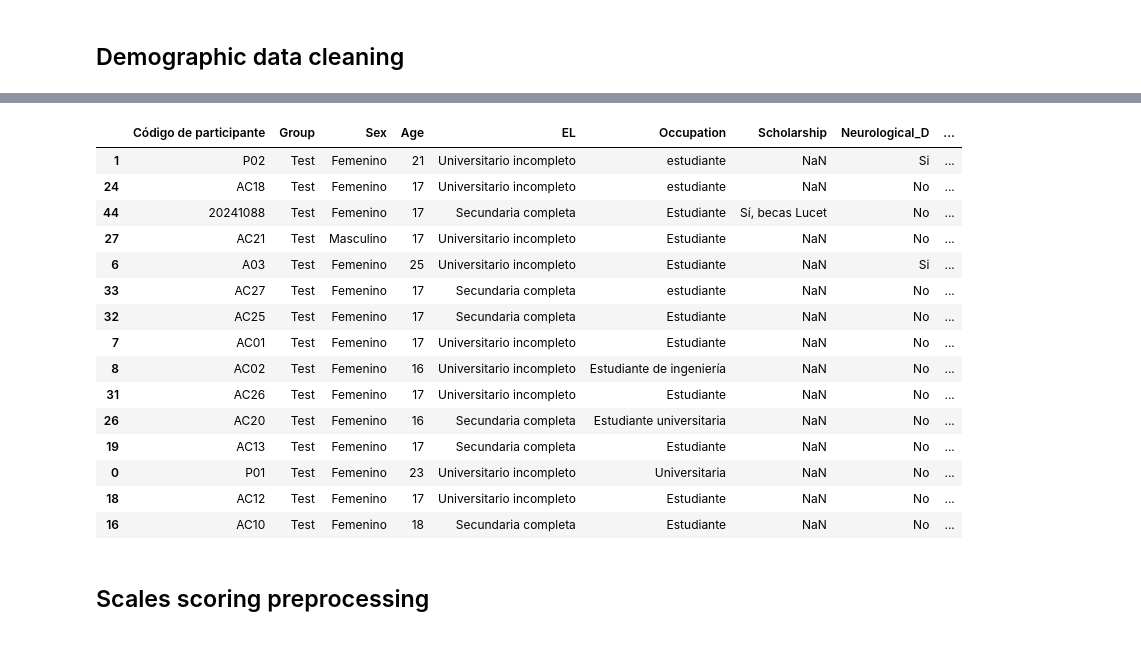
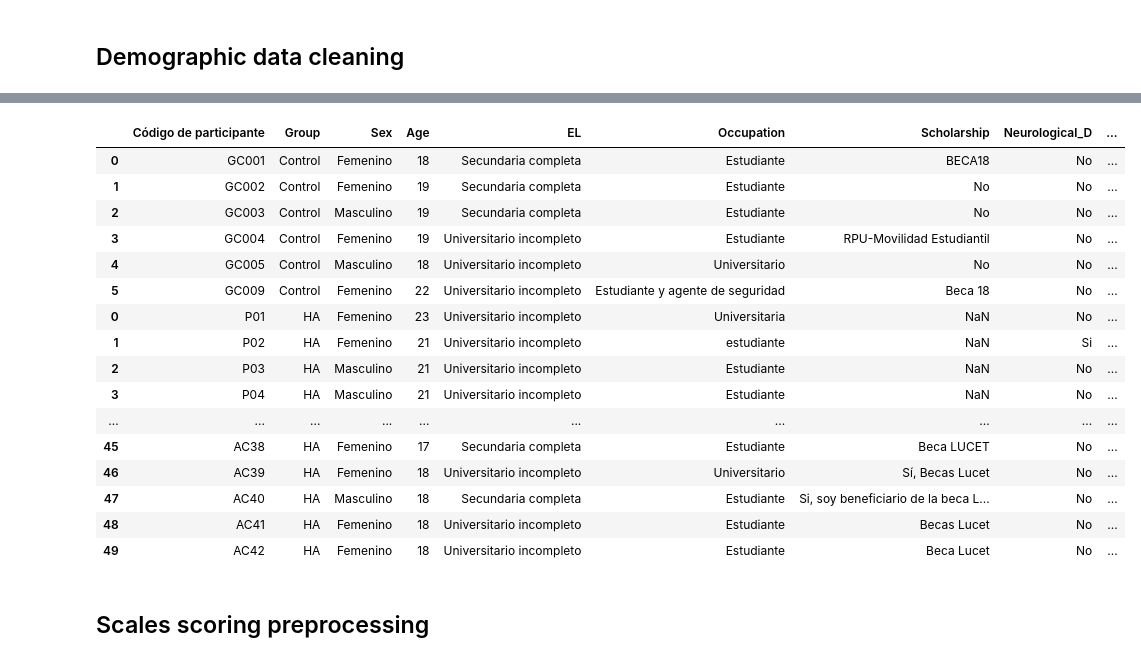
Before and after one commit to camila-maura/GIFTED-DFI, a Jupyter notebook: data_preprocessing.ipynb, the cells around one changed output, grey strips where cells are left out. Drawn from its saved outputs; the diff is of its cells as text; code cells hidden in the pictures.

```diff
--- a/data_preprocessing.ipynb
+++ b/data_preprocessing.ipynb
@@ -36,7 +36,7 @@ data_demographic_control.head(5)
 sheet_url_exp = "https://docs.google.com/spreadsheets/d/1H9DApYyqdZ0iVAvFKBodHrH654K0NwKzldf5xz5m2tc/edit#gid=1885121359"
 url_demographic_exp = sheet_url_exp.replace("/edit#gid=", "/export?format=csv&gid=")
 data_demographic_exp = pd.read_csv(url_demographic_exp)
-data_demographic_exp["Group"] = "Test"
+data_demographic_exp["Group"] = "HA"
 data_demographic_exp.head(5)
 # %% [output]
 |  | Marca temporal | Código de participante | He sido informado sobre la natura... | Sexo | Edad (en años) | Nivel educativo | ... |
@@ -283,29 +283,30 @@ data_demographic = data_demographic_and_scales[demographic_cols]
 # %%
 data_demographic.head(5)
 # Rename columns so it's easier to handle
 data_demographic.columns = ['Código de participante','Group', 'Sex','Age','EL','Occupation',
                                                       'Scholarship','Neurological_D','Conditions',
                                                       'Prob_Vision','Prob_Aud',
                                                       'Psiq_diag','Which_Psiq_diag', 'Psiq_Med',
                                                       'Slept_hours_yesterday', 'Slept_hours_last_week']
-data_demographic.sample(15)
+data_demographic
 # %% [output]
 |  | Código de participante | Group | Sex | Age | EL | Occupation | Scholarship | Neurological_D | ... |
-| 1 | P02 | Test | Femenino | 21 | Universitario incompleto | estudiante | NaN | Si | ... |
-| 24 | AC18 | Test | Femenino | 17 | Universitario incompleto | estudiante | NaN | No | ... |
-| 44 | 20241088 | Test | Femenino | 17 | Secundaria completa | Estudiante | Sí, becas Lucet | No | ... |
-| 27 | AC21 | Test | Masculino | 17 | Universitario incompleto | Estudiante | NaN | No | ... |
-| 6 | A03 | Test | Femenino | 25 | Universitario incompleto | Estudiante | NaN | Si | ... |
-| 33 | AC27 | Test | Femenino | 17 | Secundaria completa | estudiante | NaN | No | ... |
-| 32 | AC25 | Test | Femenino | 17 | Secundaria completa | Estudiante | NaN | No | ... |
-| 7 | AC01 | Test | Femenino | 17 | Universitario incompleto | Estudiante | NaN | No | ... |
-| 8 | AC02 | Test | Femenino | 16 | Universitario incompleto | Estudiante de ingeniería | NaN | No | ... |
-| 31 | AC26 | Test | Femenino | 17 | Universitario incompleto | Estudiante | NaN | No | ... |
-| 26 | AC20 | Test | Femenino | 16 | Secundaria completa | Estudiante universitaria | NaN | No | ... |
-| 19 | AC13 | Test | Femenino | 17 | Secundaria completa | Estudiante | NaN | No | ... |
-| 0 | P01 | Test | Femenino | 23 | Universitario incompleto | Universitaria | NaN | No | ... |
-| 18 | AC12 | Test | Femenino | 17 | Universitario incompleto | Estudiante | NaN | No | ... |
-| 16 | AC10 | Test | Femenino | 18 | Secundaria completa | Estudiante | NaN | No | ... |
+| 0 | GC001 | Control | Femenino | 18 | Secundaria completa | Estudiante | BECA18 | No | ... |
+| 1 | GC002 | Control | Femenino | 19 | Secundaria completa | Estudiante | No | No | ... |
+| 2 | GC003 | Control | Masculino | 19 | Secundaria completa | Estudiante | No | No | ... |
+| 3 | GC004 | Control | Femenino | 19 | Universitario incompleto | Estudiante | RPU-Movilidad Estudiantil | No | ... |
+| 4 | GC005 | Control | Masculino | 18 | Universitario incompleto | Universitario | No | No | ... |
+| 5 | GC009 | Control | Femenino | 22 | Universitario incompleto | Estudiante y agente de seguridad | Beca 18 | No | ... |
+| 0 | P01 | HA | Femenino | 23 | Universitario incompleto | Universitaria | NaN | No | ... |
+| 1 | P02 | HA | Femenino | 21 | Universitario incompleto | estudiante | NaN | Si | ... |
+| 2 | P03 | HA | Masculino | 21 | Universitario incompleto | Estudiante | NaN | No | ... |
+| 3 | P04 | HA | Masculino | 21 | Universitario incompleto | Estudiante | NaN | No | ... |
+| ... | ... | ... | ... | ... | ... | ... | ... | ... | ... |
+| 45 | AC38 | HA | Femenino | 17 | Secundaria completa | Estudiante | Beca LUCET | No | ... |
+| 46 | AC39 | HA | Femenino | 18 | Universitario incompleto | Universitario | Sí, Becas Lucet | No | ... |
+| 47 | AC40 | HA | Masculino | 18 | Secundaria completa | Estudiante | Si, soy beneficiario de la beca L... | No | ... |
+| 48 | AC41 | HA | Femenino | 18 | Universitario incompleto | Estudiante | Becas Lucet | No | ... |
+| 49 | AC42 | HA | Femenino | 18 | Universitario incompleto | Estudiante | Beca Lucet | No | ... |
 # %% [markdown]
 ## Scales scoring preprocessing
 # %% [markdown]
```
Also changed, not shown: parts of 15 cells of this notebook, 1 other file.
